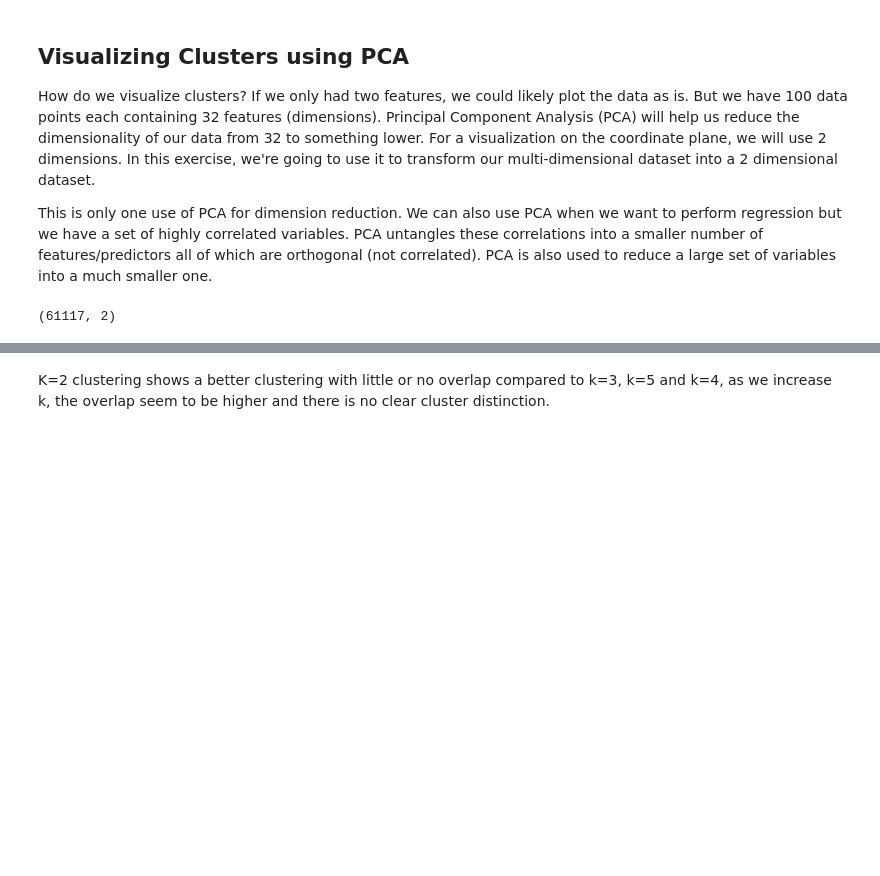
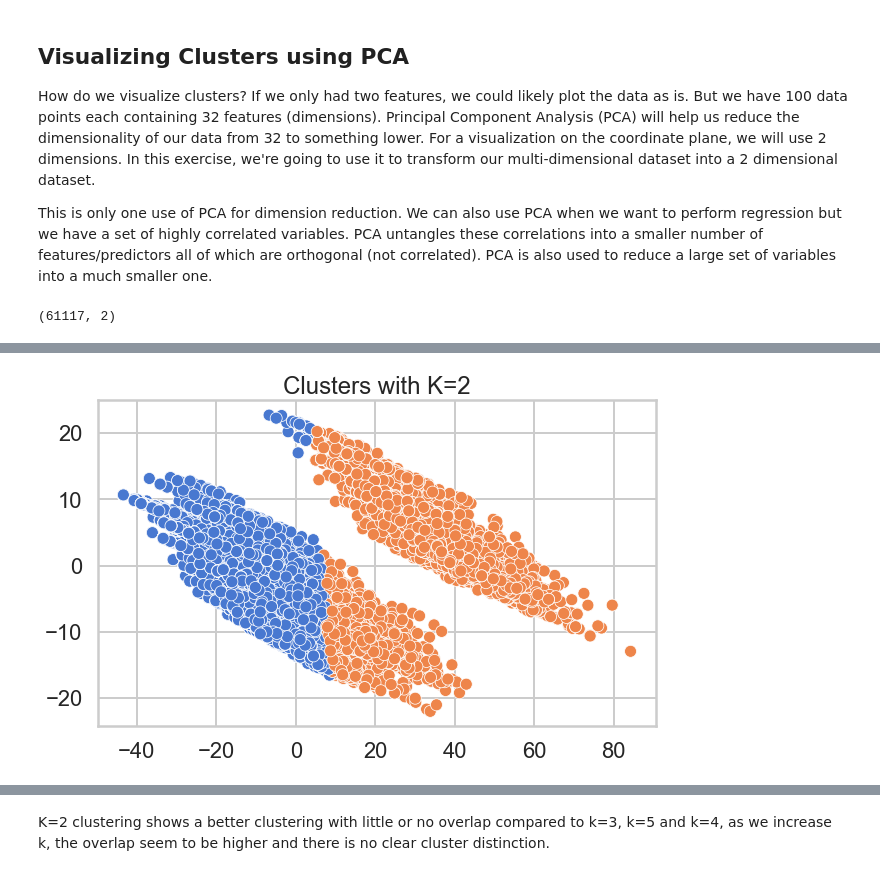
Before and after one commit to abebual/Clinical-Deterioration-Prediction-Model---Clustering, a Jupyter notebook: Clinical Deterioration Prediction Model - Clustering.ipynb, the cells around one changed output, grey strips where cells are left out. Saved outputs shown, nothing was run; the diff lists cells and outputs as text; code cells hidden in the pictures; blank space fills up the shorter version.

```diff
--- a/Clinical Deterioration Prediction Model - Clustering.ipynb
+++ b/Clinical Deterioration Prediction Model - Clustering.ipynb
@@ -216,0 +163,11 @@ df_pca.head()
+# %%
+
+# Setup Seaborn
+sns.set_style("whitegrid")
+sns.set_context("poster")
+# plot k=2 clusters
+plt.figure(figsize=(10,6))
+sns.scatterplot(df_pca['x'].values,df_pca['y'].values , hue=df_pca['k_2'], legend=False, palette=sns.color_palette('muted')[0:2])
+plt.title('Clusters with K=2')
+plt.show()
+# %% [output]
@@ -216,0 +181 @@ df_pca.head()
+[figure, added]
```
Also changed, not shown: parts of 22 cells of this notebook.
